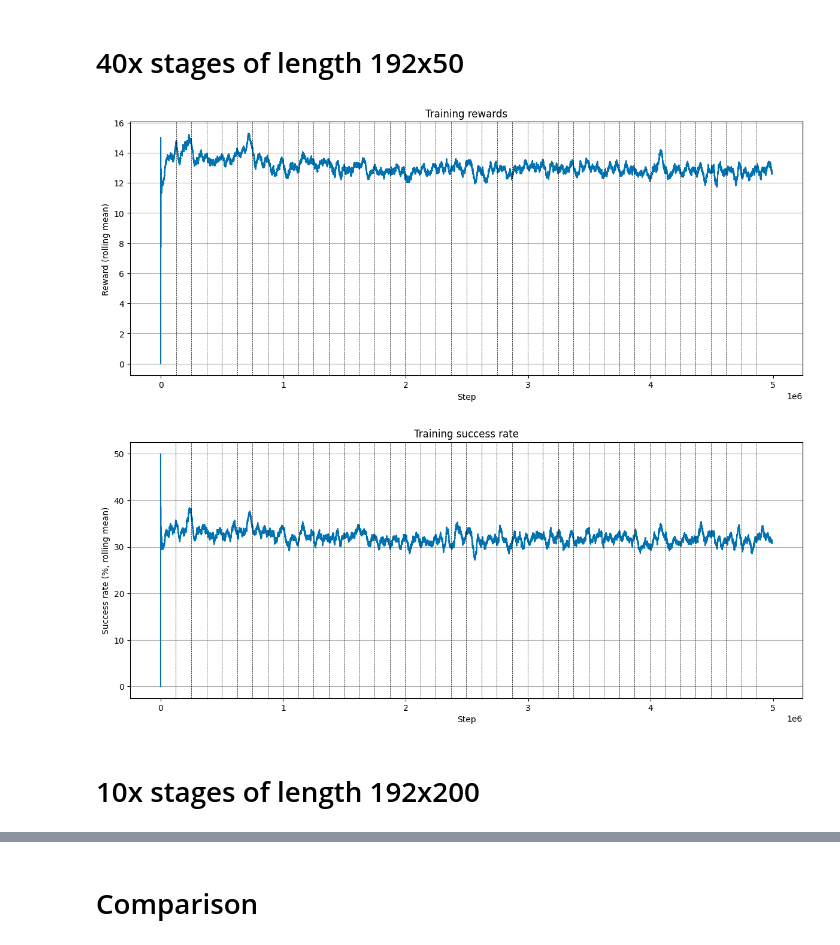
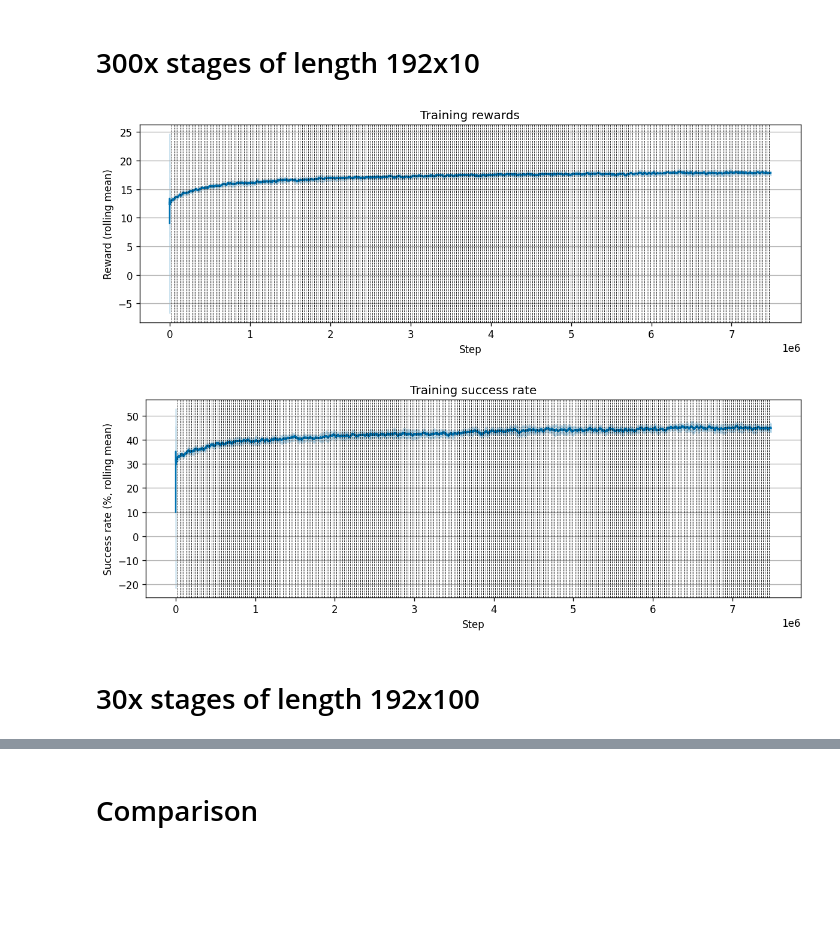
Before and after one commit to maciejors/hearts_ai, a Jupyter notebook: notebooks/results_ppo_playing_compare_stages_setups.ipynb, the cells around one changed output, grey strips where cells are left out. Cells and saved outputs as stored; diff of their text form; code cells hidden in the pictures; blank space fills up the shorter version.

Commit message:
add results for experiment 2

```diff
--- a/notebooks/results_ppo_playing_compare_stages_setups.ipynb
+++ b/notebooks/results_ppo_playing_compare_stages_setups.ipynb
@@ -14,18 +15,18 @@ def log_path(name: str) -> str:
 def out_path(name: str) -> str:
     return f'../output/plots/ppo_playing_compare_stages_setups/{name}'
 # %%
-r_192x50 = load_training_results(log_path=log_path('every_192x50'))
-r_192x200 = load_training_results(log_path=log_path('every_192x200'))
+r_192x10 = load_training_results(log_path=log_path('every_192x10'))
+r_192x100 = load_training_results(log_path=log_path('every_192x100'))
 r_192x500 = load_training_results(log_path=log_path('../ppo_compare_reward_settings/dense'))
 r_192x1000 = load_training_results(log_path=log_path('every_192x1000'))
 # %% [markdown]
-# 40x stages of length 192x50
+# 300x stages of length 192x10
 # %%
-plot_maker_dense = PlotMakerPlaying(r_192x50, folder=out_path('every_192x50'), show=True)
+plot_maker_dense = PlotMakerPlaying(r_192x10, folder=out_path('every_192x10'), show=True)
 plot_maker_dense.plot_training()
 # %% [output]
-[figure, old version]
+[figure, new version]
-[figure, old version]
+[figure, new version]
 # %% [markdown]
-# 10x stages of length 192x200
+# 30x stages of length 192x100
 # %%
```
Also changed, not shown: parts of 13 cells of this notebook, 2 other files.
